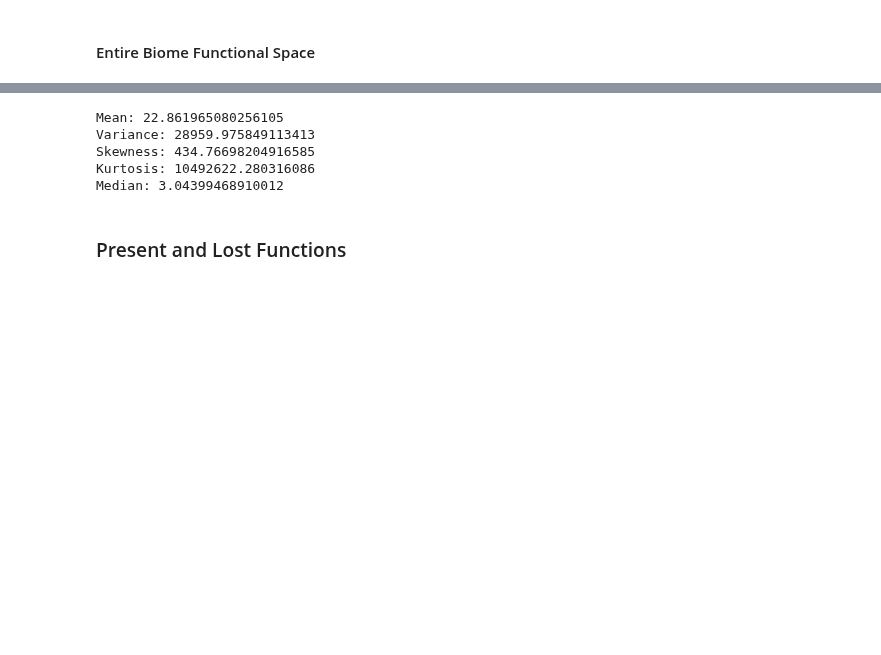
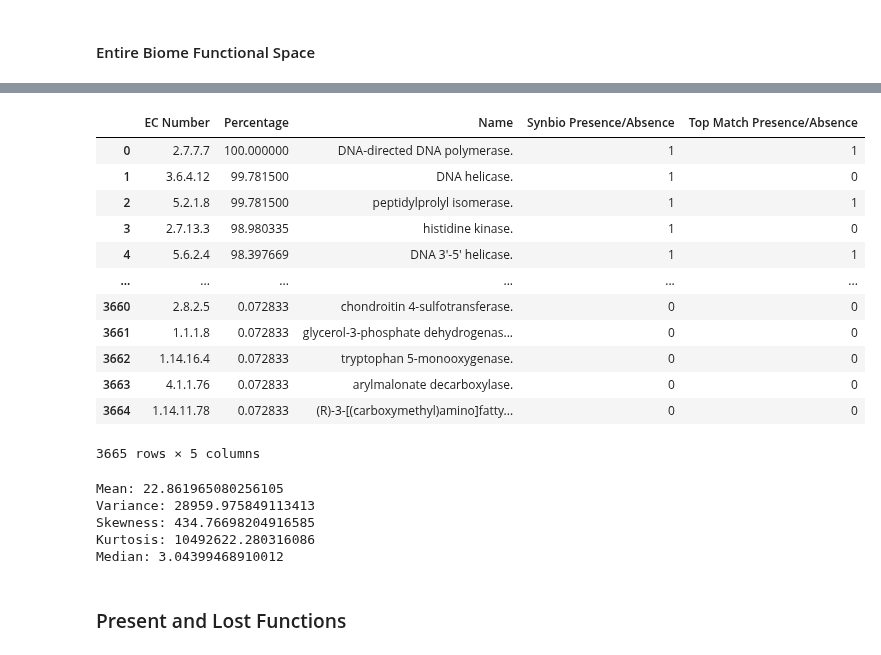
Before and after one commit to jtdocter27/EcoDr, a Jupyter notebook: EnCen/Figures for paper/as_specic_figures.ipynb, the cells around one changed output, grey strips where cells are left out. Cells and saved outputs as stored; diff of their text form; code cells hidden in the pictures; blank space fills up the shorter version.

```diff
--- a/EnCen/Figures for paper/as_specic_figures.ipynb
+++ b/EnCen/Figures for paper/as_specic_figures.ipynb
@@ -37,3 +37,19 @@ Text(0.5, 1.0, 'Lognormal PDF of all Enzymatic Percantages')
+# %%
+as_all
+# %% [output]
+|  | EC Number | Percentage | Name | Synbio Presence/Absence | Top Match Presence/Absence |
+| 0 | 2.7.7.7 | 100.000000 | DNA-directed DNA polymerase. | 1 | 1 |
+| 1 | 3.6.4.12 | 99.781500 | DNA helicase. | 1 | 0 |
+| 2 | 5.2.1.8 | 99.781500 | peptidylprolyl isomerase. | 1 | 1 |
+| 3 | 2.7.13.3 | 98.980335 | histidine kinase. | 1 | 0 |
+| 4 | 5.6.2.4 | 98.397669 | DNA 3'-5' helicase. | 1 | 1 |
+| ... | ... | ... | ... | ... | ... |
+| 3660 | 2.8.2.5 | 0.072833 | chondroitin 4-sulfotransferase. | 0 | 0 |
+| 3661 | 1.1.1.8 | 0.072833 | glycerol-3-phosphate dehydrogenas... | 0 | 0 |
+| 3662 | 1.14.16.4 | 0.072833 | tryptophan 5-monooxygenase. | 0 | 0 |
+| 3663 | 4.1.1.76 | 0.072833 | arylmalonate decarboxylase. | 0 | 0 |
+| 3664 | 1.14.11.78 | 0.072833 | (R)-3-[(carboxymethyl)amino]fatty... | 0 | 0 |
+3665 rows × 5 columns
 # %%
 mean = lognorm.mean(shape, loc=loc, scale=scale)
 median = lognorm.median(shape, loc=loc, scale=scale)
```
Also changed, not shown: parts of 1 cell of this notebook.
